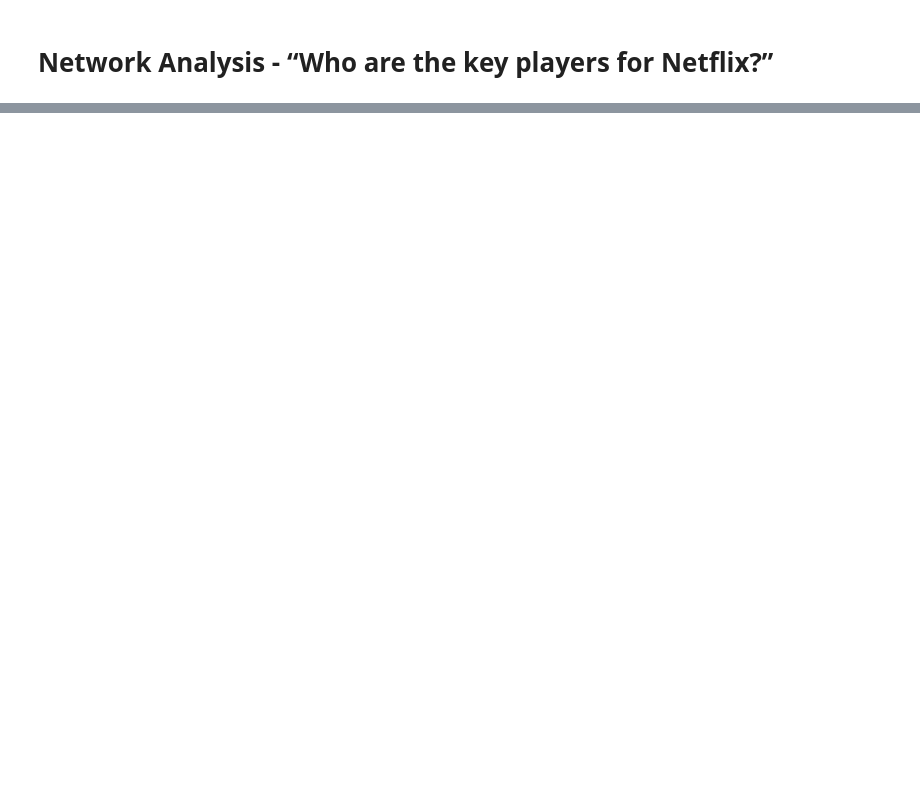
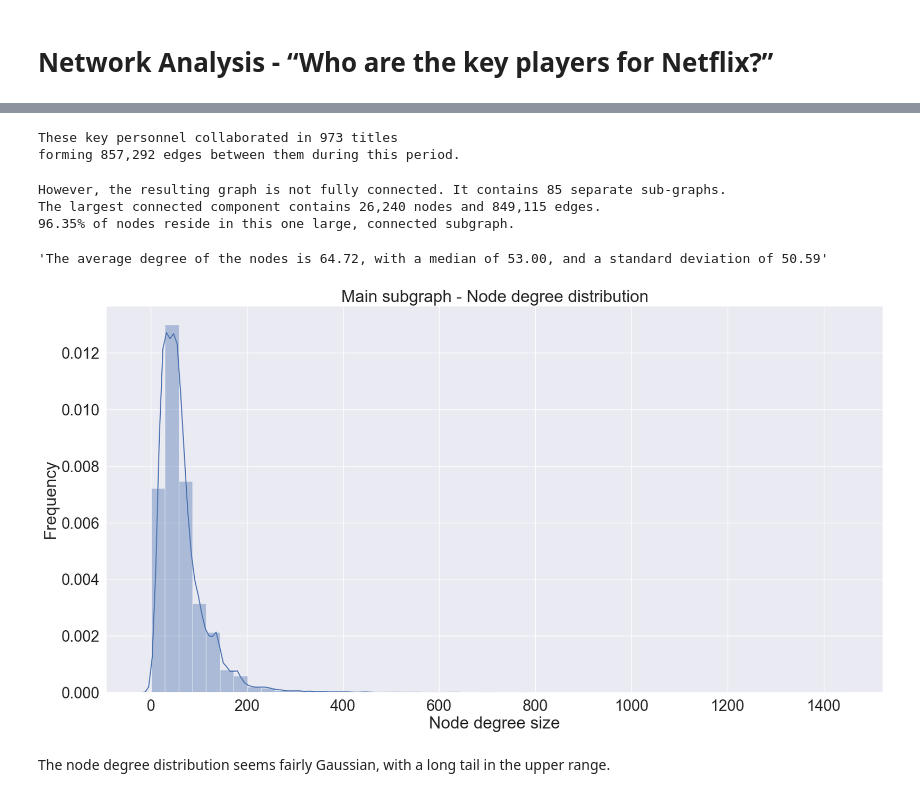
Before and after one commit to AlexCodeGlider/filmStreamingForecast, a Jupyter notebook: NetworkAnalysis(NetflixUS).ipynb, the cells around one changed output, grey strips where cells are left out. Cells and saved outputs as stored; diff of their text form; code cells hidden in the pictures; blank space fills up the shorter version.

```diff
--- a/NetworkAnalysis(NetflixUS).ipynb
+++ b/NetworkAnalysis(NetflixUS).ipynb
@@ -21,0 +61,51 @@ local_talent.describe()
+# %%
+print("These key personnel collaborated in {:,} titles".format(len(local_talent['title'].unique())))
+print("forming {:,} edges between them during this period.".format(G.number_of_edges()))
+# %% [output]
+These key personnel collaborated in 973 titles
+forming 857,292 edges between them during this period.
+# %%
+S = [G.subgraph(c).copy() for c in sorted(nx.connected_components(G), key=len, reverse=True)]
+
+sub_graph_summary = pd.DataFrame()
+
+for i, sub_G in enumerate(S):
+    measures = {}
+    measures['num_nodes'] = sub_G.number_of_nodes()
+    measures['num_edges'] = sub_G.number_of_edges()
+    measures = pd.DataFrame(measures, index=[i])
+    sub_graph_summary = pd.concat([sub_graph_summary, measures], ignore_index=True)
+# %%
+print("However, the resulting graph is not fully connected. It contains {:,} separate sub-graphs.".format(len(S)))
+print("The largest connected component contains {:,} nodes and {:,} edges.".format(sub_graph_summary['num_nodes'].max(), sub_graph_summary['num_edges'].max()))
+print("{:.2%} of nodes reside in this one large, connected subgraph.".format(sub_graph_summary['num_nodes'].max() / G.number_of_nodes()))
+# %% [output]
+However, the resulting graph is not fully connected. It contains 85 separate sub-graphs.
+The largest connected component contains 26,240 nodes and 849,115 edges.
+96.35% of nodes reside in this one large, connected subgraph.
+# %%
+# Network metric statistics
+def network_metric_statistics(metric_data):
+    avg = stats.mean(metric_data)
+    med = stats.median(metric_data)
+    std = stats.stdev(metric_data)
+
+    return("The average degree of the nodes is " + '{:.2f}'.format(avg) + ", with a median of " + '{:.2f}'.format(med) + ", and a standard deviation of " + '{:.2f}'.format(std))
+
+degree_sequence = sorted((S[0].degree[d] for d in list(S[0].nodes)), reverse=True)  # for nx v2
+network_metric_statistics(degree_sequence)
+# %% [output]
+'The average degree of the nodes is 64.72, with a median of 53.00, and a standard deviation of 50.59'
+# %%
+degree_count = collections.Counter(degree_sequence)
+deg, cnt = zip(*degree_count.items())
+
+plt.figure(figsize=(20,10))
+sns.set(font_scale=2)
+ax = sns.distplot(degree_sequence)
+ax.set(xlabel="Node degree size",ylabel= "Frequency",title='Main subgraph - Node degree distribution');
+plt.show()
+# %% [output]
+[figure, added]
+# %% [markdown]
+The node degree distribution seems fairly Gaussian, with a long tail in the upper range.
```
Also changed, not shown: parts of 21 cells of this notebook, 3 other files.
